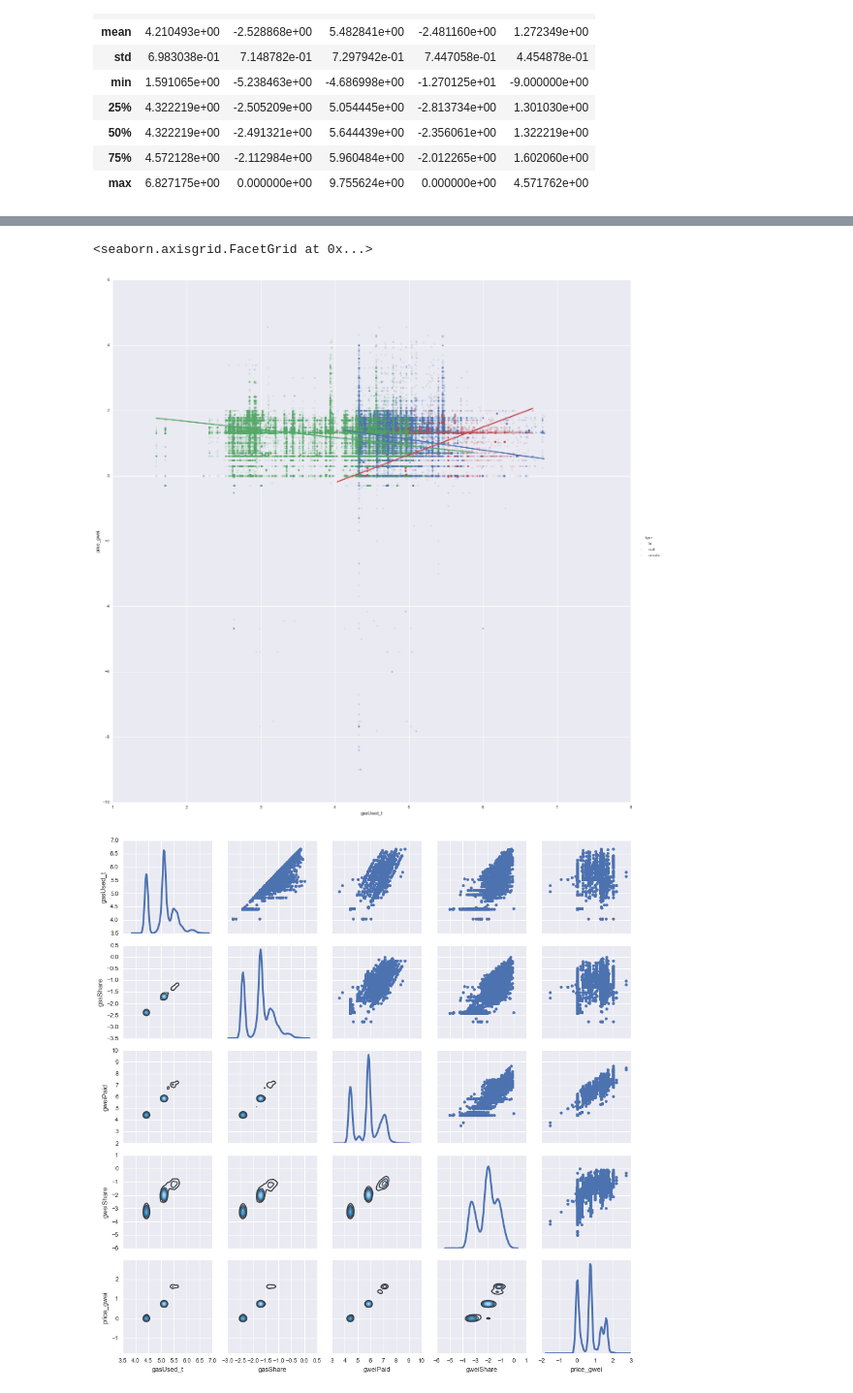
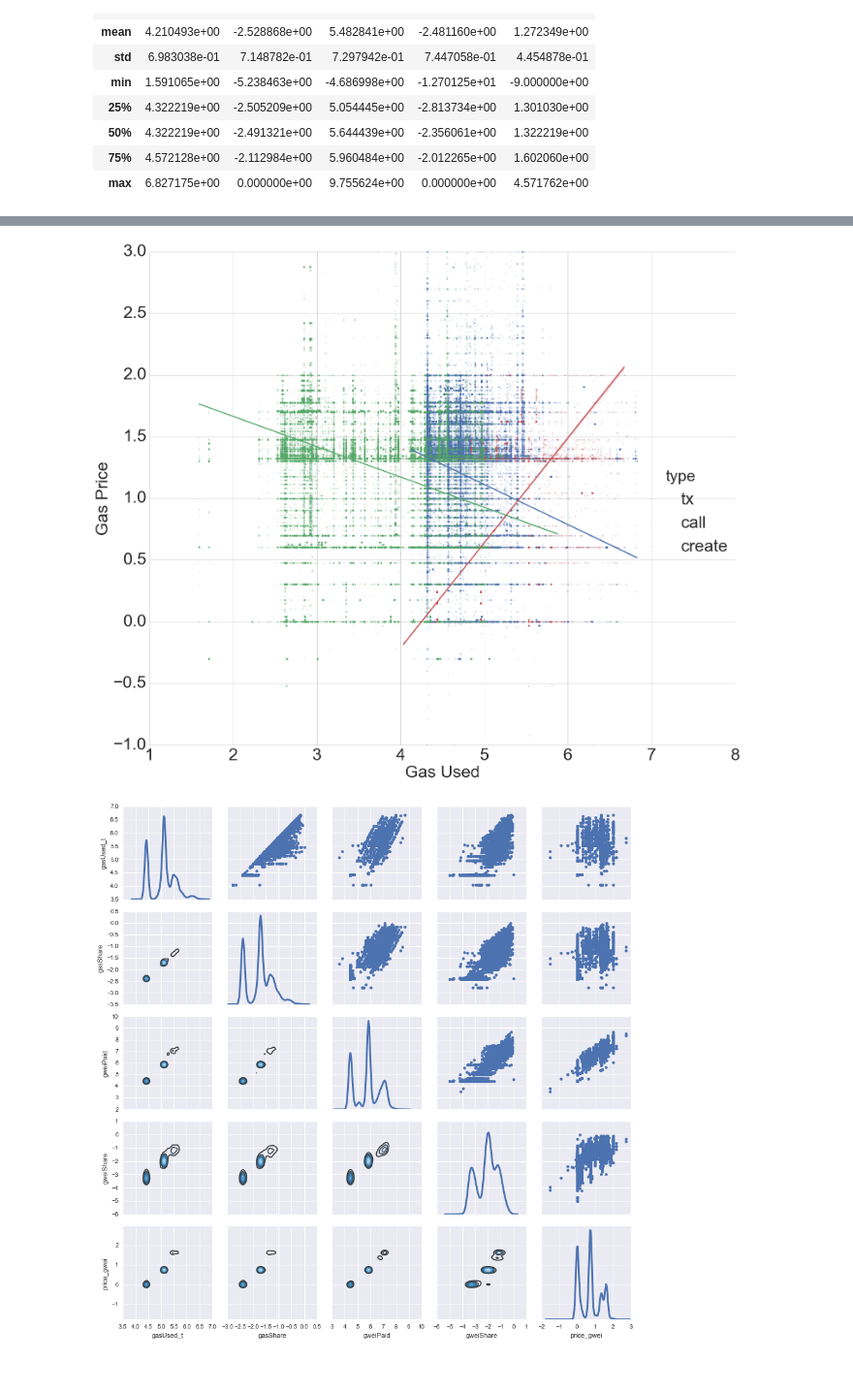
Before and after one commit to NunoEdgarGFlowHub/ethereum_blockchain, a Jupyter notebook: notebooks/EDA-MZ.ipynb, the cells around one changed output, grey strips where cells are left out. Shown at 97% size. Drawn from its saved outputs; the diff is of its cells as text; code cells hidden in the pictures.

```diff
--- a/notebooks/EDA-MZ.ipynb
+++ b/notebooks/EDA-MZ.ipynb
@@ -407,8 +407,15 @@ sns.pairplot(ldf, hue="type")
 # %%
-sns.lmplot(x="gasUsed_t", y="price_gwei", hue="type",truncate=True, size=18, data=ldf, scatter_kws={"s": 15,"alpha": .15})
+sns.set(style='whitegrid', rc={"grid.linewidth": 0.1})
+sns.set_context("notebook", font_scale=4.0)
+sns.lmplot(x="gasUsed_t", y="price_gwei", hue="type",truncate=True, size=18, data=ldf,
+           scatter_kws={"s": 15,"alpha": .15})
+plt.ylim(-1, 3)
+plt.ylabel('Gas Price', fontsize=40)
+plt.xlabel('Gas Used', fontsize=40)
+plt.tight_layout()
+plt.savefig('./../images/regmodel.png', dpi=300)
 # %% [output]
-<seaborn.axisgrid.FacetGrid at 0x...>
-[figure, old version]
+[figure, new version]
 # %%
 g = sns.PairGrid(ldf[ldf['type']=='create'], diag_sharey=False)
 g.map_lower(sns.kdeplot, cmap="Blues_d")
```
Also changed, not shown: parts of 11 cells of this notebook, 17 other files.
